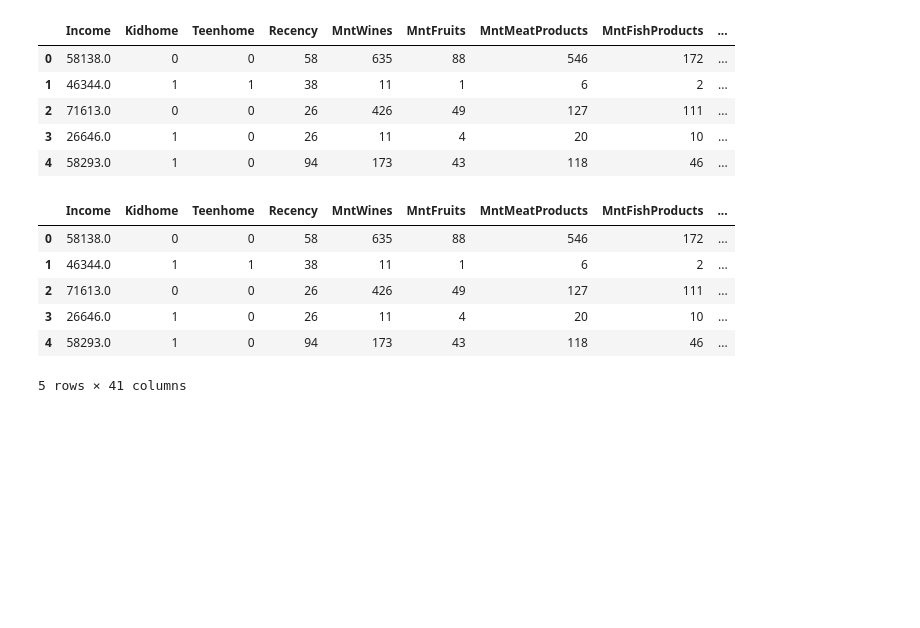
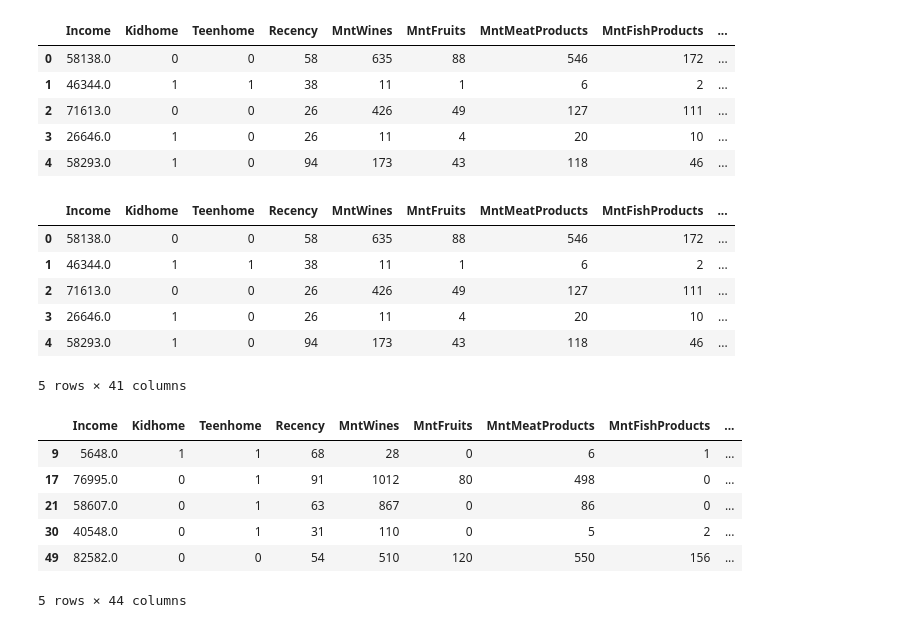
Before and after one commit to rafi4482/UFood, a Jupyter notebook: food_anz.ipynb, the cells around one changed output. Cells and saved outputs as stored; diff of their text form; code cells hidden in the pictures; blank space fills up the shorter version.

```diff
--- a/food_anz.ipynb
+++ b/food_anz.ipynb
@@ -145,3 +145,15 @@ df['education_Master'] = df['education_Master'].replace({1:4,0:0})
 df['education_PhD'] = df['education_PhD'].replace({1:5,0:0})
 # %%
 df['Education_Status'] = df[['education_2n Cycle', 'education_Basic', 'education_Graduation', 'education_Master', 'education_PhD']].sum(axis=1)
+# %%
+df['Accepted_Campaigns'] = df[['AcceptedCmp1', 'AcceptedCmp2', 'AcceptedCmp3', 'AcceptedCmp4', 'AcceptedCmp5']].sum(axis=1)
+# %%
+df[df['Accepted_Campaigns']!=0].head()
+# %% [output]
+|  | Income | Kidhome | Teenhome | Recency | MntWines | MntFruits | MntMeatProducts | MntFishProducts | ... |
+| 9 | 5648.0 | 1 | 1 | 68 | 28 | 0 | 6 | 1 | ... |
+| 17 | 76995.0 | 0 | 1 | 91 | 1012 | 80 | 498 | 0 | ... |
+| 21 | 58607.0 | 0 | 1 | 63 | 867 | 0 | 86 | 0 | ... |
+| 30 | 40548.0 | 0 | 1 | 31 | 110 | 0 | 5 | 2 | ... |
+| 49 | 82582.0 | 0 | 0 | 54 | 510 | 120 | 550 | 156 | ... |
+5 rows × 44 columns
```
